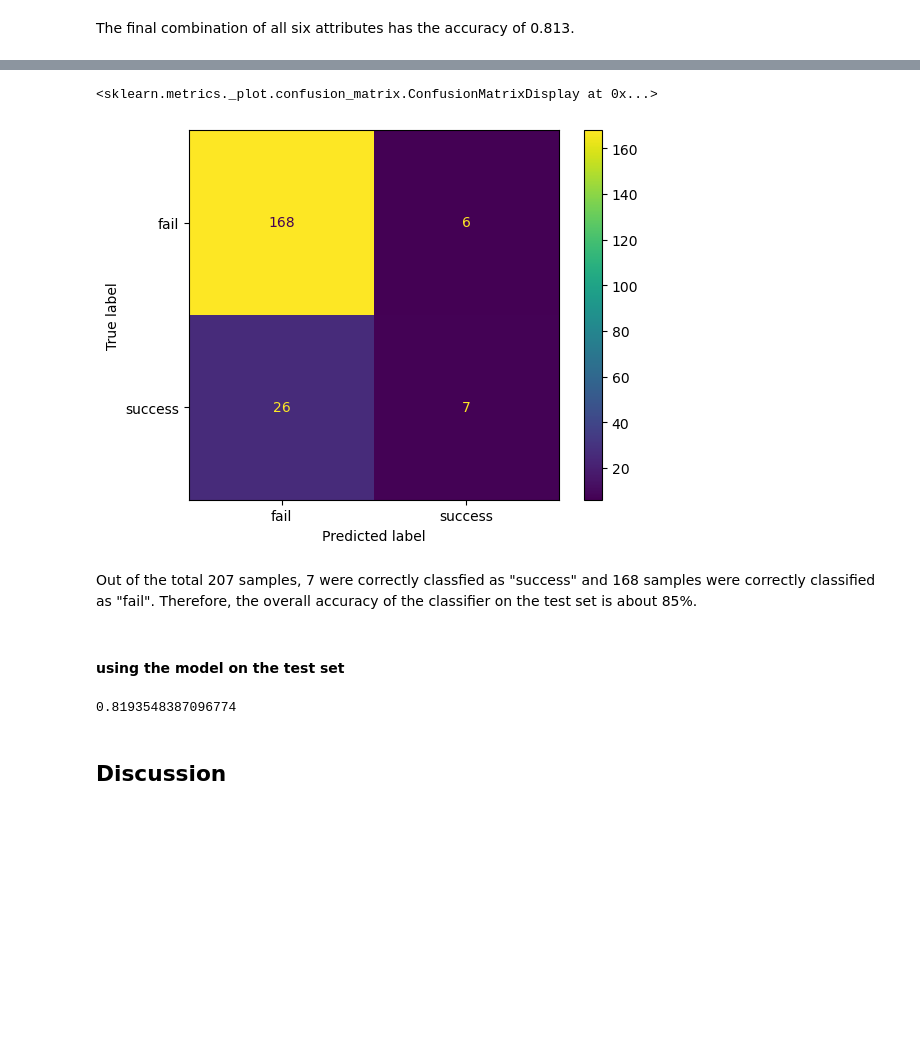
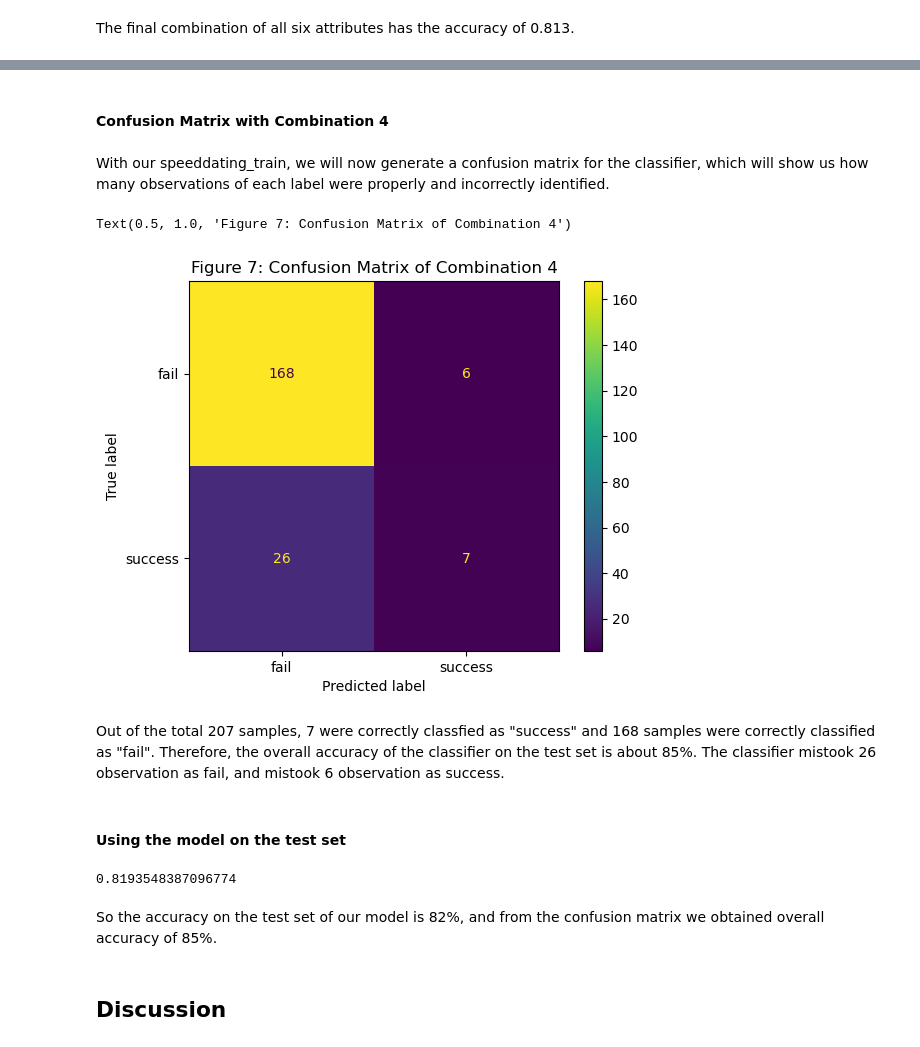
Before and after one commit to joanna110724/speeddating_project, a Jupyter notebook: speed_dating_report.ipynb, the cells around one changed output, grey strips where cells are left out. Drawn from its saved outputs; the diff is of its cells as text; code cells hidden in the pictures; blank space fills up the shorter version.

```diff
--- a/speed_dating_report.ipynb
+++ b/speed_dating_report.ipynb
@@ -50,7 +48,8 @@ speeddating = df_speeddating[["match","attractive_partner", "sincere_partner","i
 
 speeddating = speeddating.sample(n=1000, random_state=2023).dropna()
 
+speeddating = speeddating.rename(columns={"funny_partner":"humour_partner"})
+
 speeddating["match"] = speeddating["match"].replace({"b'0'":"fail","b'1'":"success"}).astype("category")
-# speeddating.set_title("")
 speeddating.head(5)
 # %% [output]
@@ -586,51 +591,57 @@ The final combination of all six attributes has the accuracy of 0.813.
+# %% [markdown]
+#### Confusion Matrix with Combination 4
+# %% [markdown]
+With our speeddating_train, we will now generate a confusion matrix for the classifier, which will show us how many observations of each label were properly and incorrectly identified.
 # %%
 # confusion matrix with selected variables
 # speeddating_train, speeddating_test = train_test_split(speeddating, test_size=0.25, random_state=123) # set the random state to be 123
 np.random.seed(1000)
+
 speeddating_preprocessor = make_column_transformer(
     (StandardScaler(), [
-        "attractive_partner", "sincere_partner","intelligence_partner","funny_partner","shared_interests_partner"]),
+        "attractive_partner", "sincere_partner","intelligence_partner","humour_partner","shared_interests_partner"]),
 )
 
 knn_spec = KNeighborsClassifier(n_neighbors=6)
 
 X = speeddating_train[[
-    "attractive_partner", "sincere_partner","intelligence_partner","funny_partner","shared_interests_partner"]]
+    "attractive_partner", "sincere_partner","intelligence_partner","humour_partner","shared_interests_partner"]]
 y = speeddating_train["match"]
 
 speeddating_fit = make_pipeline(speeddating_preprocessor, knn_spec).fit(X, y)
 
 speeddating_test_predictions = speeddating_fit.predict(speeddating_test)
 speeddating_test_predictions = pd.concat(
     [
         speeddating_test.reset_index(drop=True),
         pd.DataFrame(speeddating_test_predictions, columns=["predicted"]),
     ],
     axis=1,
 )
 
 speeddating_test_predictions
 
 
 speeddating_mat = sklearn.metrics.confusion_matrix(
     speeddating_test_predictions["match"],
     speeddating_test_predictions["predicted"],
     labels=speeddating_fit.classes_,
 )
 
 from sklearn.metrics import ConfusionMatrixDisplay
 
 disp = ConfusionMatrixDisplay(
     confusion_matrix=speeddating_mat, display_labels=speeddating_fit.classes_
 )
 disp.plot()
+disp.ax_.set_title("Figure 7: Confusion Matrix of Combination 4")
 # %% [output]
-<sklearn.metrics._plot.confusion_matrix.ConfusionMatrixDisplay at 0x...>
+Text(0.5, 1.0, 'Figure 7: Confusion Matrix of Combination 4')
-[figure, old version]
+[figure, new version]
 # %% [markdown]
-Out of the total 207 samples, 7 were correctly classfied as "success" and 168 samples were correctly classified as "fail". Therefore, the overall accuracy of the classifier on the test set is about 85%.
+Out of the total 207 samples, 7 were correctly classfied as "success" and 168 samples were correctly classified as "fail". Therefore, the overall accuracy of the classifier on the test set is about 85%. The classifier mistook 26 observation as fail, and mistook 6 observation as success.
 # %% [markdown]
-#### using the model on the test set
+#### Using the model on the test set
 # %%
 np.random.seed(1000)
 
@@ -656,6 +667,8 @@ acc = knn_fit.score(
 acc
 # %% [output]
 0.8193548387096774
+# %% [markdown]
+So the accuracy on the test set of our model is 82%, and from the confusion matrix we obtained overall accuracy of 85%.
 # %% [markdown]
 ## Discussion
 # %% [markdown]
```
Also changed, not shown: parts of 43 cells of this notebook.
